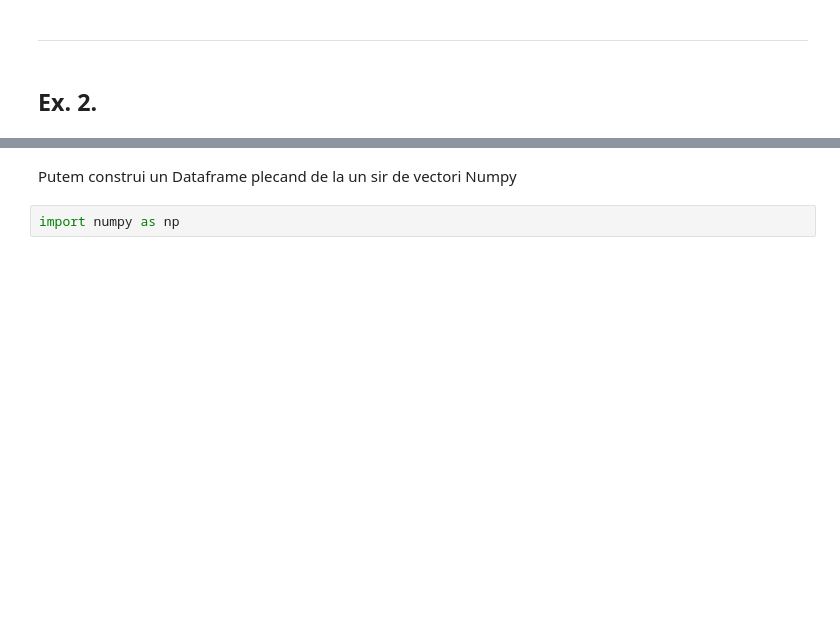
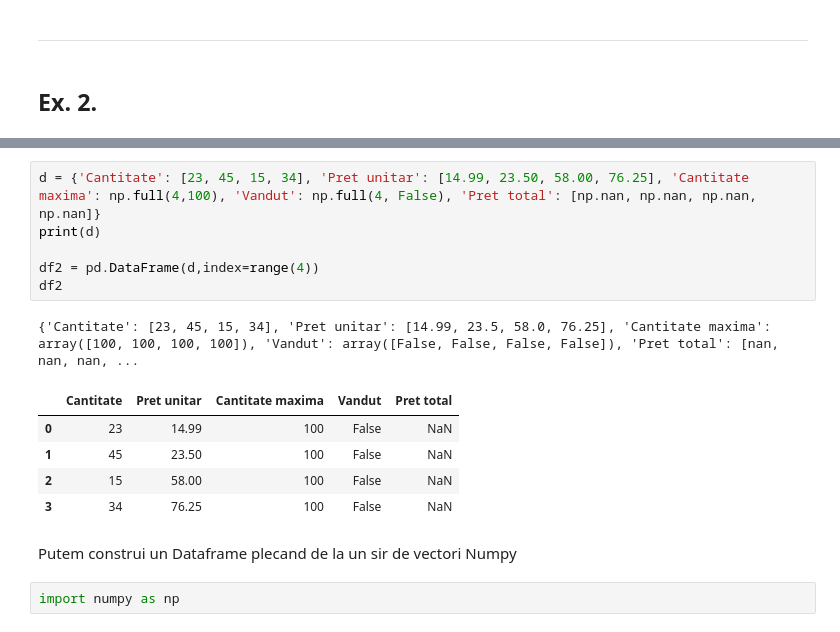
Before and after one commit to armync/ArminC-UTM-Info, a Jupyter notebook: Master/Anul 1/Semestrul 2/Tehnici de colectare si manipulare date/Curs 2/Lucru/pandas/Exercitii.ipynb, the cells around one changed output, grey strips where cells are left out. Drawn from its saved outputs; the diff is of its cells as text; blank space fills up the shorter version.

```diff
--- a/Master/Anul 1/Semestrul 2/Tehnici de colectare si manipulare date/Curs 2/Lucru/pandas/Exercitii.ipynb
+++ b/Master/Anul 1/Semestrul 2/Tehnici de colectare si manipulare date/Curs 2/Lucru/pandas/Exercitii.ipynb
@@ -546,3 +615,16 @@ df_4
+# %%
+d = {'Cantitate': [23, 45, 15, 34], 'Pret unitar': [14.99, 23.50, 58.00, 76.25], 'Cantitate maxima': np.full(4,100), 'Vandut': np.full(4, False), 'Pret total': [np.nan, np.nan, np.nan, np.nan]}
+print(d)
+
+df2 = pd.DataFrame(d,index=range(4))
+df2
+# %% [output]
+{'Cantitate': [23, 45, 15, 34], 'Pret unitar': [14.99, 23.5, 58.0, 76.25], 'Cantitate maxima': array([100, 100, 100, 100]), 'Vandut': array([False, False, False, False]), 'Pret total': [nan, nan, nan, ...
+|  | Cantitate | Pret unitar | Cantitate maxima | Vandut | Pret total |
+| 0 | 23 | 14.99 | 100 | False | NaN |
+| 1 | 45 | 23.50 | 100 | False | NaN |
+| 2 | 15 | 58.00 | 100 | False | NaN |
+| 3 | 34 | 76.25 | 100 | False | NaN |
 # %% [markdown]
 Putem construi un Dataframe plecand de la un sir de vectori Numpy
 # %%
```
Also changed, not shown: parts of 54 cells of this notebook, 26 other files.
